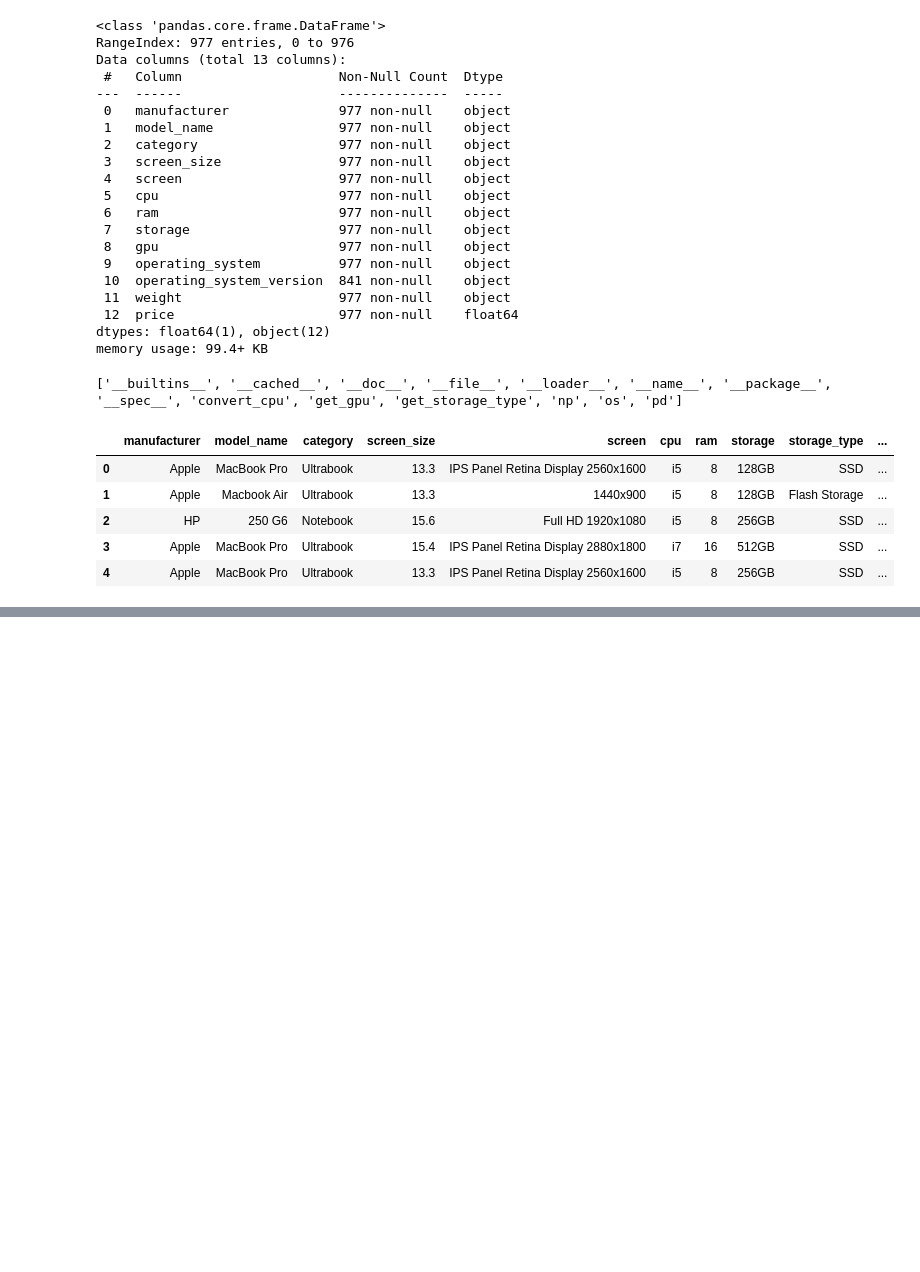
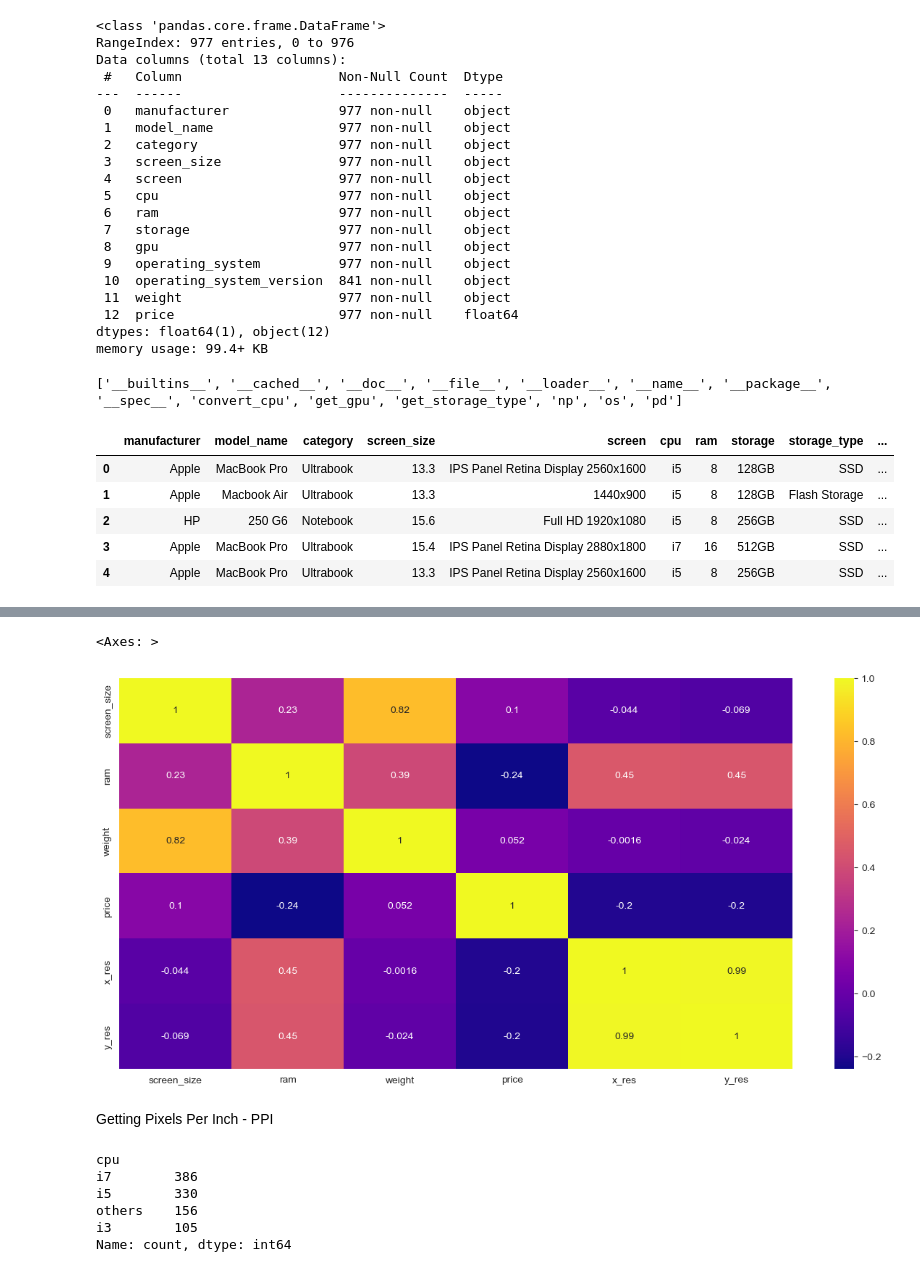
Before and after one commit to bharath03-a/EDA_scikit, a Jupyter notebook: notebooks/EDA_lm.ipynb, the cells around one changed output, grey strips where cells are left out. Cells and saved outputs as stored; diff of their text form; code cells hidden in the pictures; blank space fills up the shorter version.

```diff
--- a/notebooks/EDA_lm.ipynb
+++ b/notebooks/EDA_lm.ipynb
@@ -151,0 +201,3 @@ laptops_data.head()
+# %%
+splitdf = laptops_data['screen'].str.split('x', n=1, expand = True)
+splitdf.head()
@@ -151,0 +211,6 @@ laptops_data.head()
+# %%
+laptops_data['x_res'] = splitdf[0]
+laptops_data['y_res'] = splitdf[1]
+
+laptops_data['x_res'] = laptops_data['x_res'].str.replace(',', '').str.findall(r'(\d+\.?\d+)').apply(lambda x:x[0])
+laptops_data.head()
@@ -151,0 +224,10 @@ laptops_data.head()
+# %%
+laptops_data['x_res'] = laptops_data['x_res'].astype('int')
+laptops_data['y_res'] = laptops_data['y_res'].astype('int')
+
+laptops_data['screen_size'] = laptops_data['screen_size'].replace('?', float('0'))
+laptops_data['screen_size'] = laptops_data['screen_size'].astype('float')
+laptops_data['ram'] = laptops_data['ram'].astype('int')
+laptops_data['weight'] = laptops_data['weight'].astype('float')
+laptops_data['price'] = laptops_data['price'].astype('float')
+laptops_data.info()
@@ -151,0 +236,4 @@ laptops_data.head()
+# %%
+numeric_df = laptops_data.select_dtypes(include = ['number'])
+b = numeric_df.corr()
+numeric_df.corr()['price']
@@ -151,0 +248,8 @@ laptops_data.head()
+# %%
+plt.figure(figsize = (15, 7))
+sns.heatmap(b, annot = True, cmap = 'plasma')
+# %% [output]
+<Axes: >
+[figure, added]
+# %% [markdown]
+Getting Pixels Per Inch - PPI
@@ -151,0 +259,9 @@ laptops_data.head()
+# %%
+laptops_data['cpu'].value_counts()
+# %% [output]
+cpu
+i7        386
+i5        330
+others    156
+i3        105
+Name: count, dtype: int64
```
Also changed, not shown: parts of 12 cells of this notebook, 1 other file.
